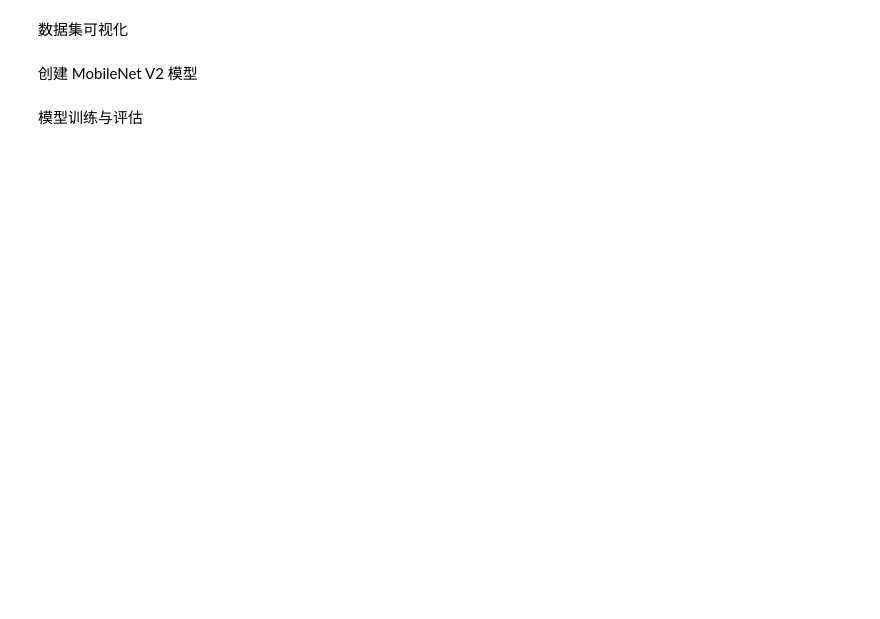
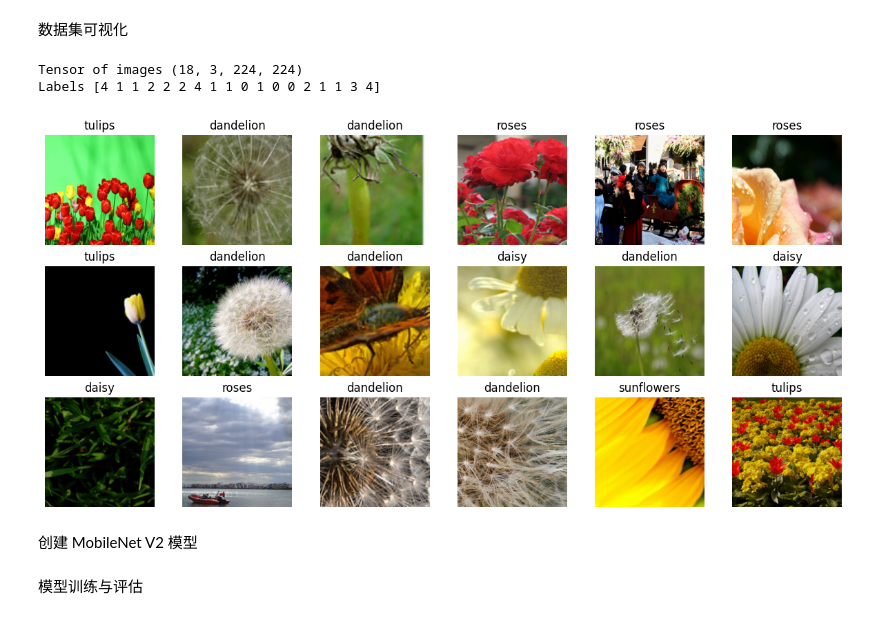
Before and after one commit to xftxyz2001/HCIA-AI-Course, a Jupyter notebook: MobileNet V2图像分类实验.ipynb, the cells around one changed output. Cells and saved outputs as stored; diff of their text form; code cells hidden in the pictures; blank space fills up the shorter version.

```diff
--- a/MobileNet V2图像分类实验.ipynb
+++ b/MobileNet V2图像分类实验.ipynb
@@ -39,11 +39,11 @@ def create_dataset(data_path, batch_size=18, training=True):
     else:
         trans = [CV.Decode(), CV.Resize(256), CV.CenterCrop(image_size), CV.HWC2CHW()]
     # 实现数据的map映射，批量处理和数据重复的操作
-    data_set = data_set.map(operation=trans, input_columns="image", num_parallel_workers=8)
+    data_set = data_set.map(operations=trans, input_columns="image", num_parallel_workers=8)
     # 设置batch_size的大小，若最后一次抓取的样本数小于batch_size，则丢弃
     data_set = data_set.batch(batch_size, drop_remainder=True)
 
     return data_set
 
-dataset = create_dataset(train_data_path)
+dataset_train = create_dataset(train_data_path)
 dataset_val = create_dataset(val_data_path)
@@ -52,34 +61,38 @@ dataset_val = create_dataset(val_data_path)
 # %%
 import matplotlib.pyplot as plt
 import numpy as np
 
-data = next(dataset.create_dict_iterator())
+data = next(dataset_train.create_dict_iterator())
 images = data["image"]
 labels = data["label"]
 
 print("Tensor of images", images.shape)
 print("Labels", labels)
 
 # class_name 对应 label，并按文件夹字符串从小到大的顺序标记label
 class_name = {0: "daisy", 1: "dandelion", 2: "roses", 3: "sunflowers", 4: "tulips"}
 plt.figure(figsize=(15, 7))
 for i in range(len(labels)):
     # 获取图像及其对应的label
     data_image = images[i].asnumpy()
     data_label = labels[i]
     # 处理图像供展示使用
     data_image = np.transpose(data_image, (1, 2, 0))
     mean = np.array([0.485, 0.456, 0.406])
     std = np.array([0.229, 0.224, 0.225])
     data_image = std * data_image + mean
     data_image = np.clip(data_image, 0, 1)
     # 显示图像
     plt.subplot(3, 6, i + 1)
     plt.imshow(data_image)
     plt.title(class_name[int(labels[i].asnumpy())])
     plt.axis("off")
 
 plt.show()
+# %% [output]
+Tensor of images (18, 3, 224, 224)
+Labels [4 1 1 2 2 2 4 1 1 0 1 0 0 2 1 1 3 4]
+[figure, added]
 # %% [markdown]
 创建 MobileNet V2 模型
 # %%
```
Also changed, not shown: parts of 3 cells of this notebook.
